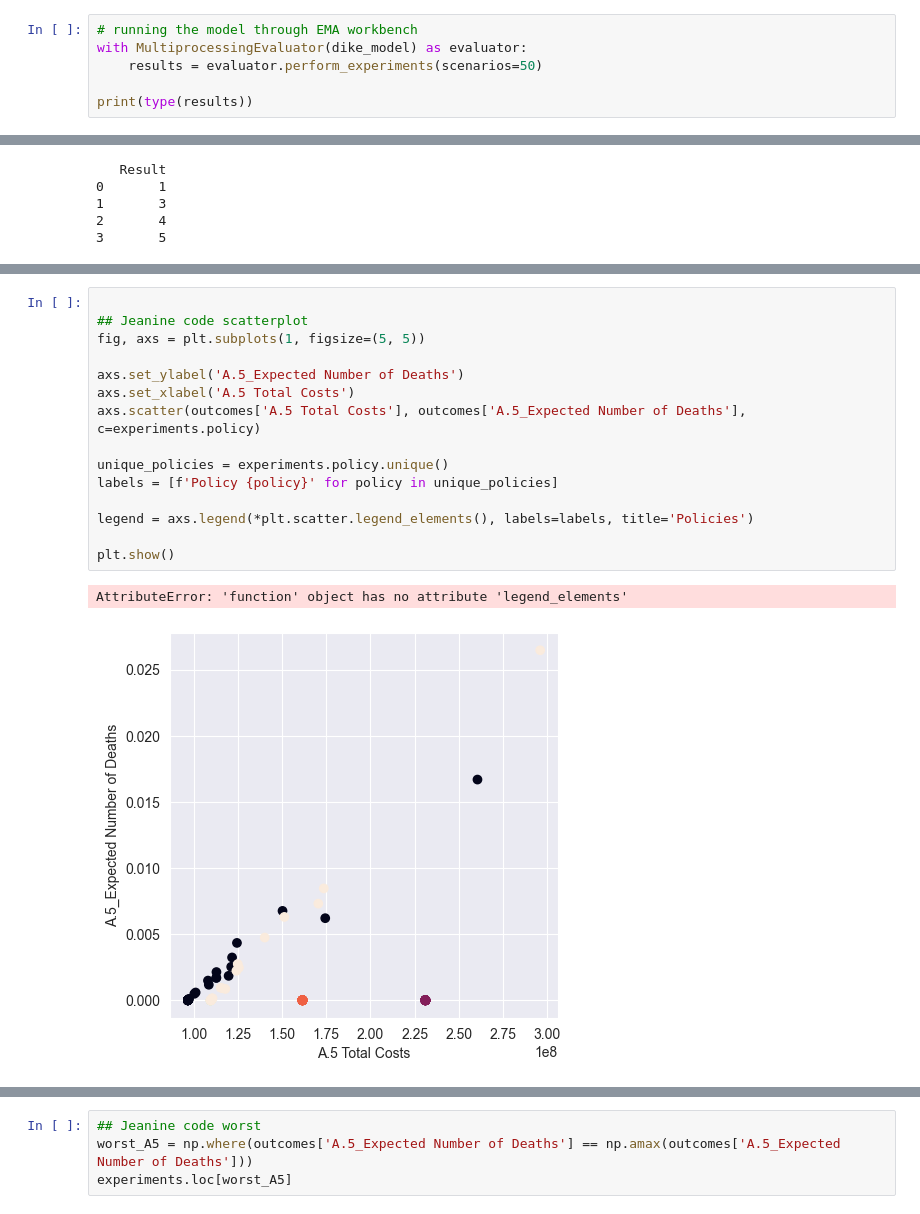
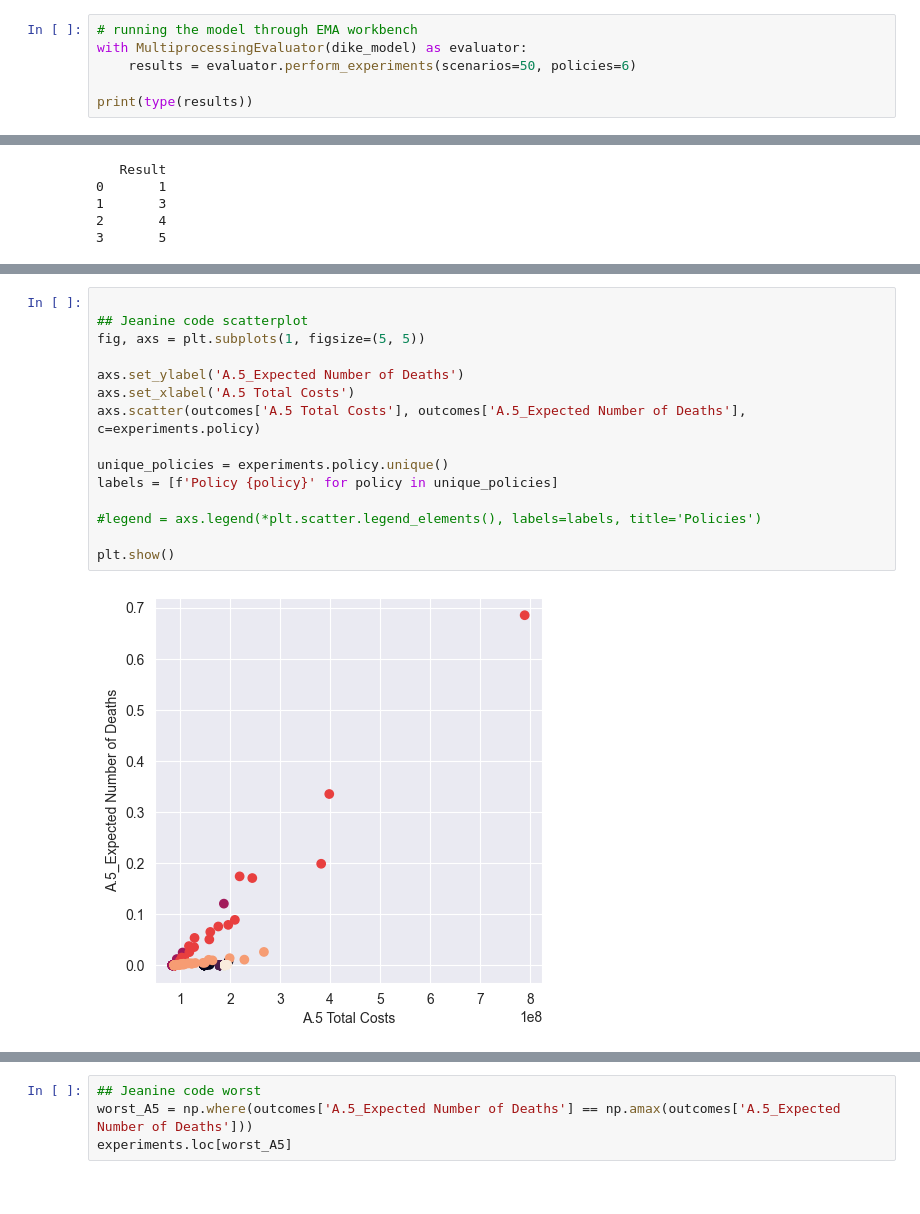
Before and after one commit to Dianevanderkeur/epa1361_open-fork, a Jupyter notebook: final assignment/Problem Formulations.ipynb, the cells around one changed output, grey strips where cells are left out. Saved outputs shown, nothing was run; the diff lists cells and outputs as text.

```diff
--- a/final assignment/Problem Formulations.ipynb
+++ b/final assignment/Problem Formulations.ipynb
@@ -44,6 +98,6 @@ for outcome in dike_model.outcomes:
 # %%
 # running the model through EMA workbench
 with MultiprocessingEvaluator(dike_model) as evaluator:
-    results = evaluator.perform_experiments(scenarios=50)
+    results = evaluator.perform_experiments(scenarios=50, policies=6)
 
 print(type(results))
@@ -90,21 +150,20 @@ dict_keys(['A.1 Total Costs', 'A.1_Expected Number of Deaths', 'A.2 Total Costs'
 # %%
 
 ## Jeanine code scatterplot
 fig, axs = plt.subplots(1, figsize=(5, 5))
 
 axs.set_ylabel('A.5_Expected Number of Deaths')
 axs.set_xlabel('A.5 Total Costs')
 axs.scatter(outcomes['A.5 Total Costs'], outcomes['A.5_Expected Number of Deaths'], c=experiments.policy)
 
 unique_policies = experiments.policy.unique()
 labels = [f'Policy {policy}' for policy in unique_policies]
 
-legend = axs.legend(*plt.scatter.legend_elements(), labels=labels, title='Policies')
+#legend = axs.legend(*plt.scatter.legend_elements(), labels=labels, title='Policies')
 
 plt.show()
 # %% [output]
-AttributeError: 'function' object has no attribute 'legend_elements'
-[figure, old version]
+[figure, new version]
 # %%
 sns.pairplot(pd.DataFrame.from_dict(outcomes))
 plt.show()
```
Also changed, not shown: parts of 7 cells of this notebook.
